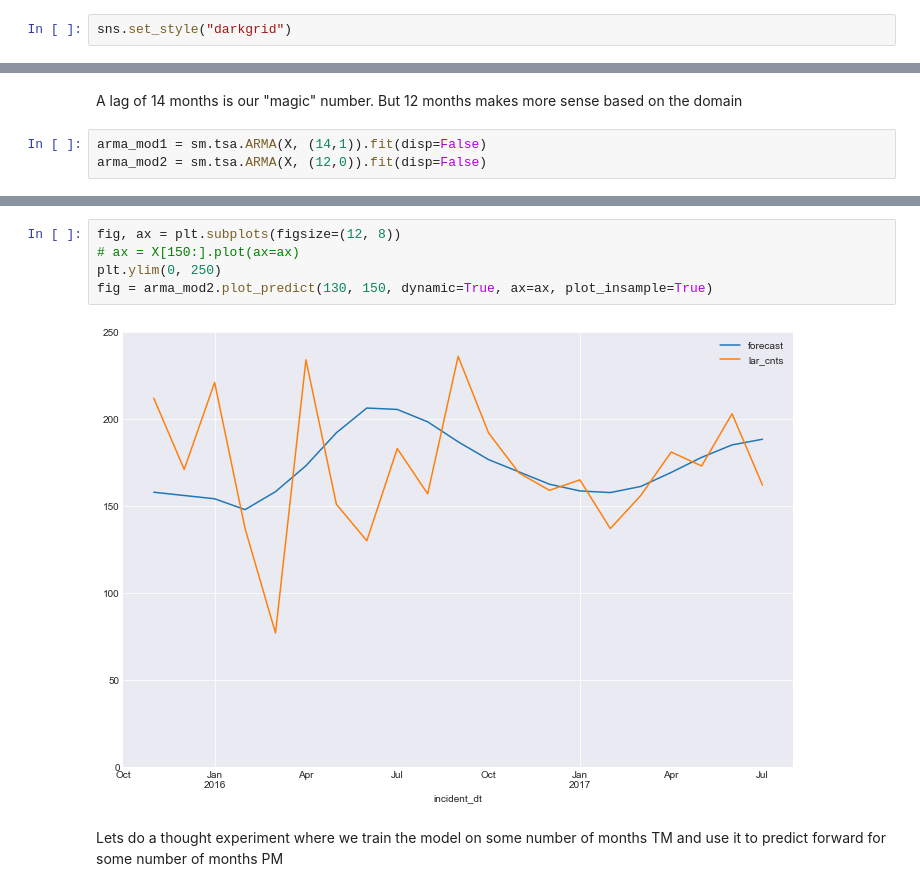
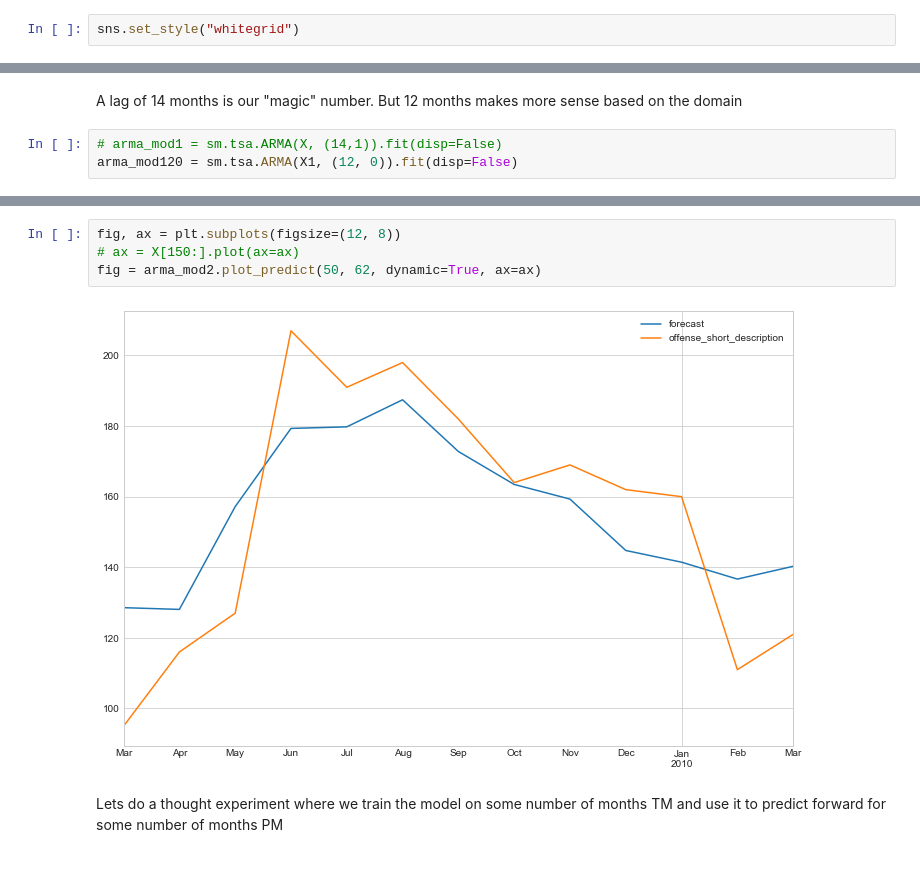
Before and after one commit to lotusflyer/ash_pub_safety, a Jupyter notebook: ash_lar_arma_model.ipynb, the cells around one changed output, grey strips where cells are left out. Cells and saved outputs as stored; diff of their text form.

Commit message:
cleaned up the ARMA model

```diff
--- a/ash_lar_arma_model.ipynb
+++ b/ash_lar_arma_model.ipynb
@@ -18,5 +20,5 @@ plt.rcParams['figure.figsize'] = (20.0, 8.0)
 # %% [markdown]
 set seaborn style
 # %%
-sns.set_style("darkgrid")
+sns.set_style("whitegrid")
 # %% [markdown]
@@ -132,5 +93,5 @@ Lag: 14
 # %% [markdown]
 A lag of 14 months is our "magic" number. But 12 months makes more sense based on the domain
 # %%
-arma_mod1 = sm.tsa.ARMA(X, (14,1)).fit(disp=False)
-arma_mod2 = sm.tsa.ARMA(X, (12,0)).fit(disp=False)
+# arma_mod1 = sm.tsa.ARMA(X, (14,1)).fit(disp=False)
+arma_mod120 = sm.tsa.ARMA(X1, (12, 0)).fit(disp=False)
@@ -171,10 +130,9 @@ compare['percent error'].plot(kind='bar')
 # %%
 fig, ax = plt.subplots(figsize=(12, 8))
 # ax = X[150:].plot(ax=ax)
-plt.ylim(0, 250)
-fig = arma_mod2.plot_predict(130, 150, dynamic=True, ax=ax, plot_insample=True)
+fig = arma_mod2.plot_predict(50, 62, dynamic=True, ax=ax)
 # %% [output]
-[figure, old version]
+[figure, new version]
 # %% [markdown]
 Lets do a thought experiment where we train the model on some number of months TM and use it to predict forward for some number of months PM
 # %%
```
Also changed, not shown: parts of 33 cells of this notebook.
